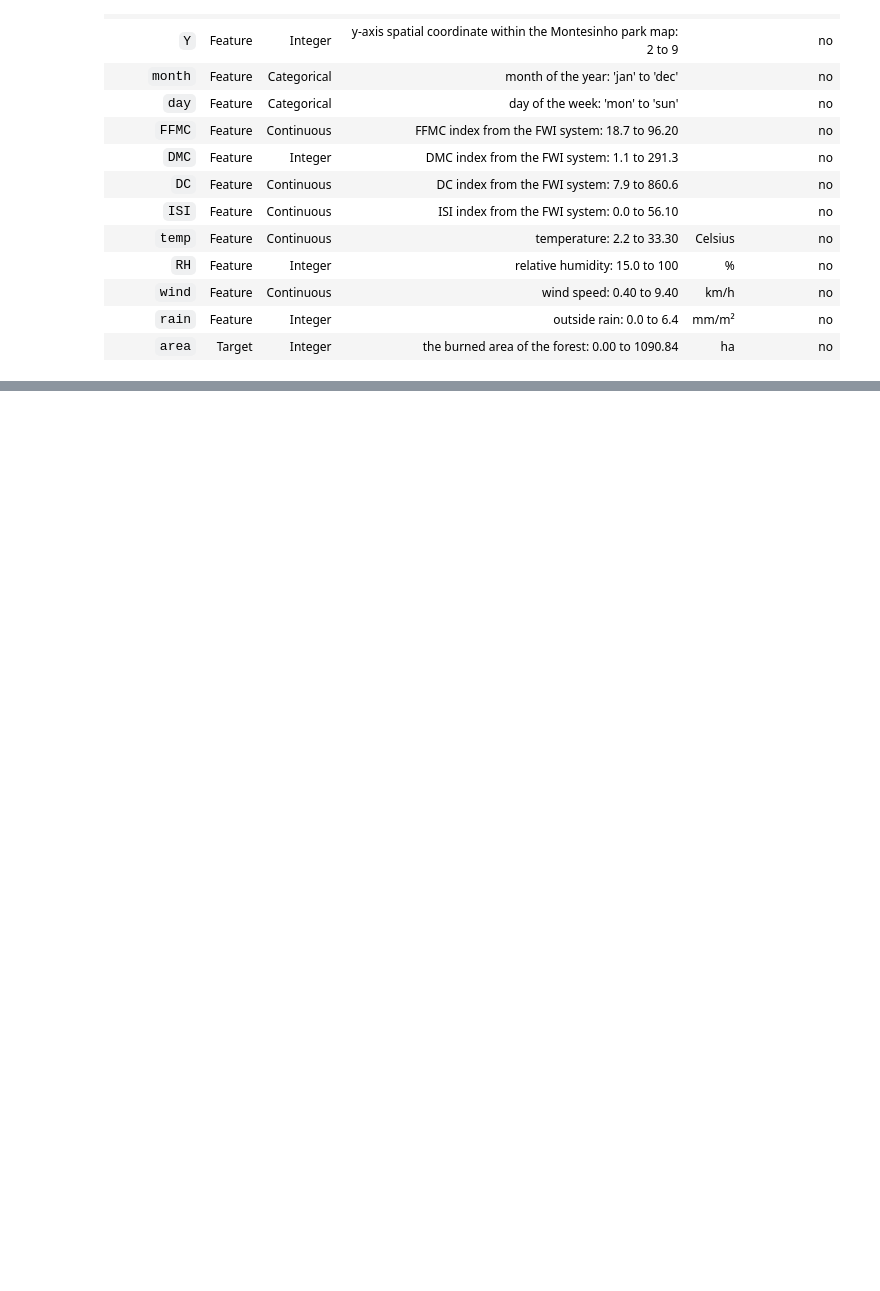
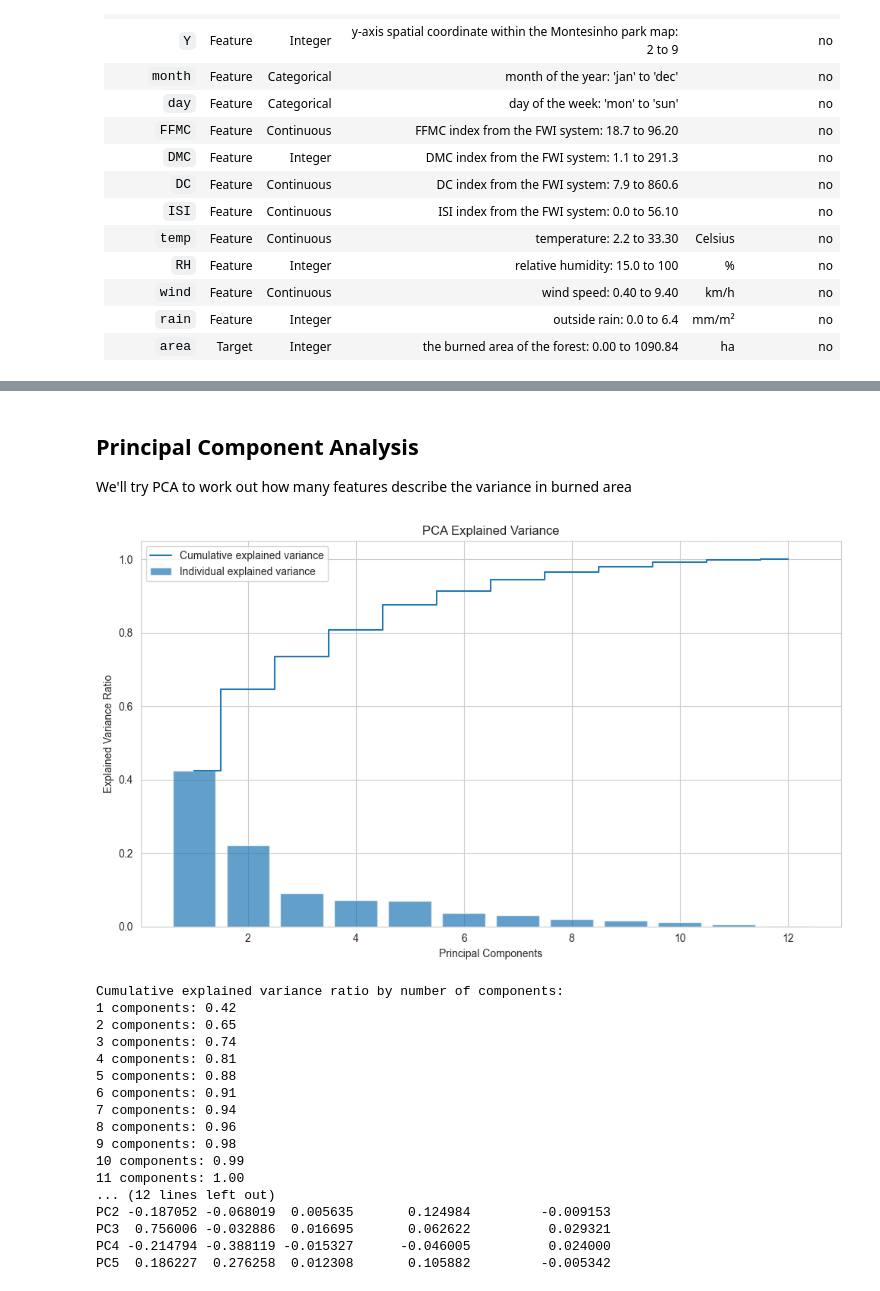
Before and after one commit to SJWallace/Dataquest, a Jupyter notebook: Guided Project - Optimising Model Prediction/main.ipynb, the cells around one changed output, grey strips where cells are left out. Saved outputs shown, nothing was run; the diff lists cells and outputs as text; code cells hidden in the pictures; blank space fills up the shorter version.

```diff
--- a/Guided Project - Optimising Model Prediction/main.ipynb
+++ b/Guided Project - Optimising Model Prediction/main.ipynb
@@ -89,0 +424,9 @@ plt.show()
+# %%
+# Perform forward sequential feature selection
+sfs_bw = SequentialFeatureSelector(model, n_features_to_select='auto', direction='backward', cv=5)  # Adjust as needed
+X_selected1 = sfs_bw.fit_transform(X, y)
+
+# Get selected feature names
+selected_features = X.columns[sfs_bw.get_support()]
+print("Selected features using forward sequential feature selection:")
+print(selected_features)
@@ -89,0 +497,62 @@ plt.show()
+# %% [markdown]
+## Principal Component Analysis
+We'll try PCA to work out how many features describe the variance in burned area
+# %%
+from sklearn.decomposition import PCA
+import matplotlib.pyplot as plt
+import pandas as pd
+
+# Perform PCA
+pca = PCA()
+X_pca = pca.fit_transform(X)
+
+# Calculate explained variance ratio
+explained_variance_ratio = pca.explained_variance_ratio_
+cumulative_variance_ratio = pca.explained_variance_ratio_.cumsum()
+
+# Create a DataFrame to check components and features contribution
+components_df = pd.DataFrame(pca.components_, columns=X.columns)
+components_df.index = [f'PC{i + 1}' for i in range(len(components_df))]
+
+# Plot explained variance ratio
+plt.figure(figsize=(10, 6))
+plt.bar(range(1, len(explained_variance_ratio) + 1), explained_variance_ratio, alpha=0.7,
+        label='Individual explained variance'
+        )
+plt.step(range(1, len(cumulative_variance_ratio) + 1), cumulative_variance_ratio, where='mid',
+         label='Cumulative explained variance'
+         )
+plt.xlabel('Principal Components')
+plt.ylabel('Explained Variance Ratio')
+plt.title('PCA Explained Variance')
+plt.legend(loc='best')
+plt.tight_layout()
+plt.show()
+
+# Print the cumulative variance ratios
+print("Cumulative explained variance ratio by number of components:")
+for i, var_ratio in enumerate(cumulative_variance_ratio, start=1):
+    print(f"{i} components: {var_ratio:.2f}")
+
+# Print the components and weights per feature for the first few principal components
+print("\nPCA Components and corresponding feature weights:")
+print(components_df.head())
+# %% [output]
+[figure, added]
+Cumulative explained variance ratio by number of components:
+1 components: 0.42
+2 components: 0.65
+3 components: 0.74
+4 components: 0.81
+5 components: 0.88
+6 components: 0.91
+7 components: 0.94
+8 components: 0.96
+9 components: 0.98
+10 components: 0.99
+11 components: 1.00
+... (12 lines left out)
+PC2 -0.187052 -0.068019  0.005635       0.124984         -0.009153
+PC3  0.756006 -0.032886  0.016695       0.062622          0.029321
+PC4 -0.214794 -0.388119 -0.015327      -0.046005          0.024000
+PC5  0.186227  0.276258  0.012308       0.105882         -0.005342
```
Also changed, not shown: parts of 77 cells of this notebook, 1 other file.
